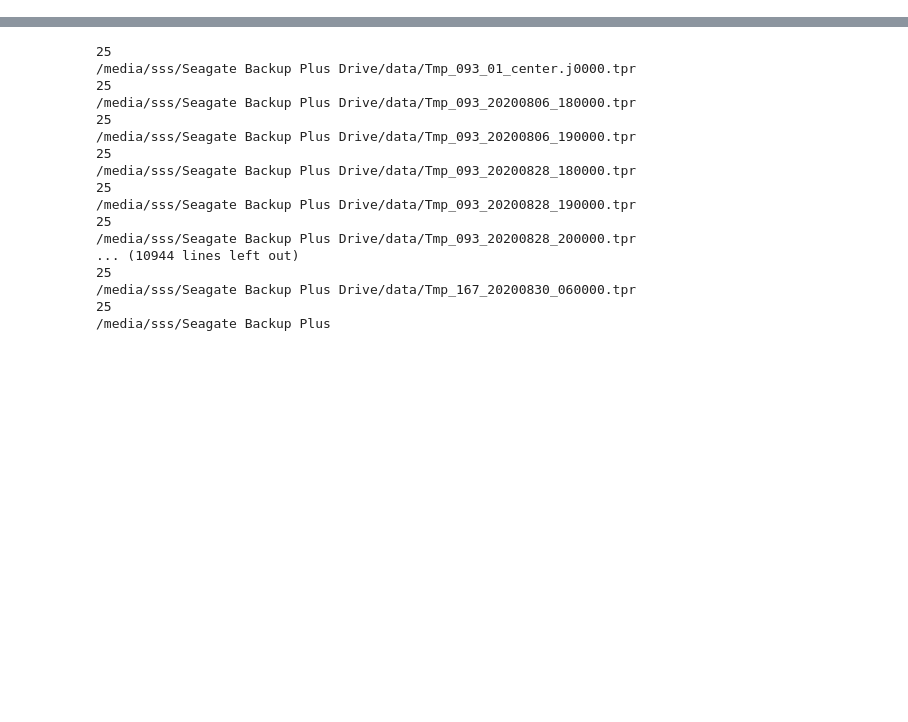
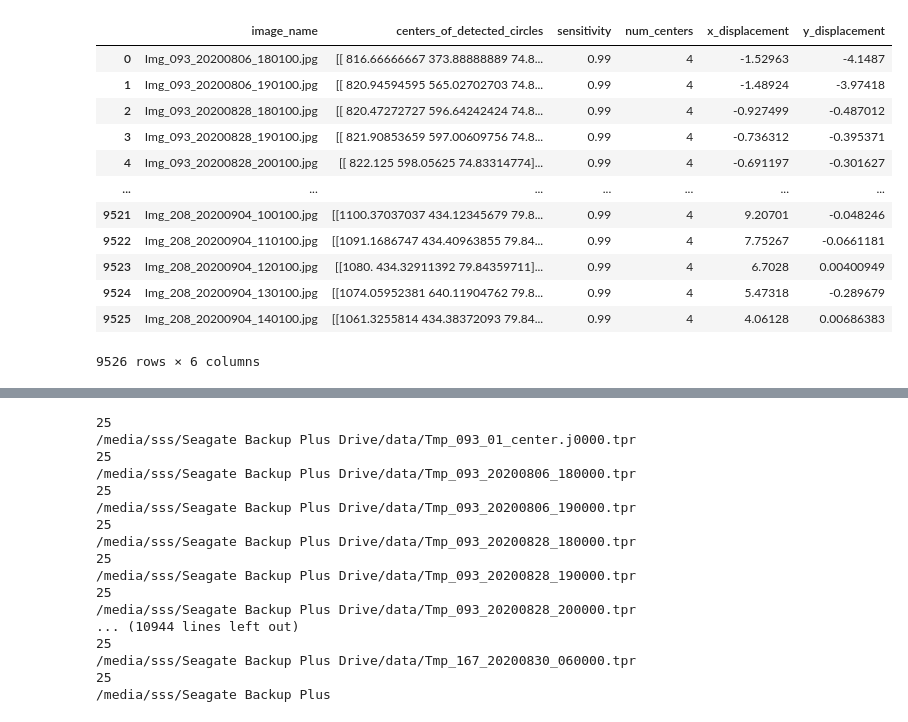
Before and after one commit to StringBottle/brg-shoe-disp-monit, a Jupyter notebook: APCA_Workflow.ipynb, the cells around one changed output, grey strips where cells are left out. Saved outputs shown, nothing was run; the diff lists cells and outputs as text; code cells hidden in the pictures; blank space fills up the shorter version.

```diff
--- a/APCA_Workflow.ipynb
+++ b/APCA_Workflow.ipynb
@@ -23,19 +27,5 @@ with open('params.json') as param_config_json :
 
 analysis_info = pd.read_csv('analysis_info.csv')
 
-img_folder = 'tmp'
+img_folder = 'imgs'
 img_list = glob.glob(os.path.join(img_folder, '*.jpg'))
-
-for img_name in img_list :
-#     if analysis_info['image_name'].isin(img_name) :
-        # & circle detection
-    # if image name is not in the list nor circle detection is ,
-
-    # check if the num of circle detection results is four
-    # if not re-run circle detection again with ohter params
-
-    # do circle detection on the image
-    # and append a new row if it is new image
-    # or create centers_of_detection_circles cell in
-# sort rows with alphabetical order
-# save analysis info
@@ -53,14 +75,15 @@ y_displacement_list = []
 # since displacement measurement doesn't take so long,
 # This code will be written just to re-write displacement column everytime
 
-for num, img_name in enumerate(center_list['image_name']) :
+for num, img_name in enumerate(analysis_info['image_name']) :
     try :
-        src_circles = str2array(param_config[img_name[4:7]]['src_center'])
-        dest_circles = str2array(center_list['centers_of_detected_circles'][num])
+        sric_idx = int(np.where(analysis_info['image_name']== param_config[img_name[4:7]]['src_img'])[0])
+        src_circles = str2array(analysis_info['centers_of_detected_circles'][sric_idx])
+        dest_circles = str2array(analysis_info['centers_of_detected_circles'][num])
 
         displacement = homography_transformation(src_circles, dest_circles)
-        x_displacement_list.append(displacement[0])
-        y_displacement_list.append(displacement[1])
+        x_displacement_list.append(displacement[0][0])
+        y_displacement_list.append(displacement[1][0])
 
     except IndexError as error:
     # Output expected IndexErrors.
@@ -69,10 +92,16 @@ for num, img_name in enumerate(center_list['image_name']) :
         y_displacement_list.append([0])
     except Exception as exception:
         # Output unexpected Exceptions.
-        print(img_name, exception, False)
+        print(img_name, exception)
         x_displacement_list.append([0])
         y_displacement_list.append([0])
 
-analysis_info = pd.concat([center_list, pd.DataFrame(x_displacement_list), pd.DataFrame(y_displacement_list)], axis=1)
+columns_to_overwrite = ['x_displacement', 'y_displacement']
+analysis_info.drop(labels=columns_to_overwrite, axis="columns", inplace=True)
+
+
+analysis_info['x_displacement'] = x_displacement_list
+analysis_info['y_displacement'] = y_displacement_list
+
 analysis_info.to_csv('analysis_info.csv',index=False)
 # %% [output]
@@ -79,0 +125,16 @@ NameError: name 'center_list' is not defined
+# %%
+analysis_info[(sensor_info['APCA_Group'] == 34) ]
+# %% [output]
+|  | image_name | centers_of_detected_circles | sensitivity | num_centers | x_displacement | y_displacement |
+| 0 | Img_093_20200806_180100.jpg | [[ 816.66666667 373.88888889 74.8... | 0.99 | 4 | -1.52963 | -4.1487 |
+| 1 | Img_093_20200806_190100.jpg | [[ 820.94594595 565.02702703 74.8... | 0.99 | 4 | -1.48924 | -3.97418 |
+| 2 | Img_093_20200828_180100.jpg | [[ 820.47272727 596.64242424 74.8... | 0.99 | 4 | -0.927499 | -0.487012 |
+| 3 | Img_093_20200828_190100.jpg | [[ 821.90853659 597.00609756 74.8... | 0.99 | 4 | -0.736312 | -0.395371 |
+| 4 | Img_093_20200828_200100.jpg | [[ 822.125 598.05625 74.83314774]... | 0.99 | 4 | -0.691197 | -0.301627 |
+| ... | ... | ... | ... | ... | ... | ... |
+| 9521 | Img_208_20200904_100100.jpg | [[1100.37037037 434.12345679 79.8... | 0.99 | 4 | 9.20701 | -0.048246 |
+| 9522 | Img_208_20200904_110100.jpg | [[1091.1686747 434.40963855 79.84... | 0.99 | 4 | 7.75267 | -0.0661181 |
+| 9523 | Img_208_20200904_120100.jpg | [[1080. 434.32911392 79.84359711]... | 0.99 | 4 | 6.7028 | 0.00400949 |
+| 9524 | Img_208_20200904_130100.jpg | [[1074.05952381 640.11904762 79.8... | 0.99 | 4 | 5.47318 | -0.289679 |
+| 9525 | Img_208_20200904_140100.jpg | [[1061.3255814 434.38372093 79.84... | 0.99 | 4 | 4.06128 | 0.00686383 |
+9526 rows × 6 columns
```
Also changed, not shown: parts of 5 cells of this notebook, 5 other files.
